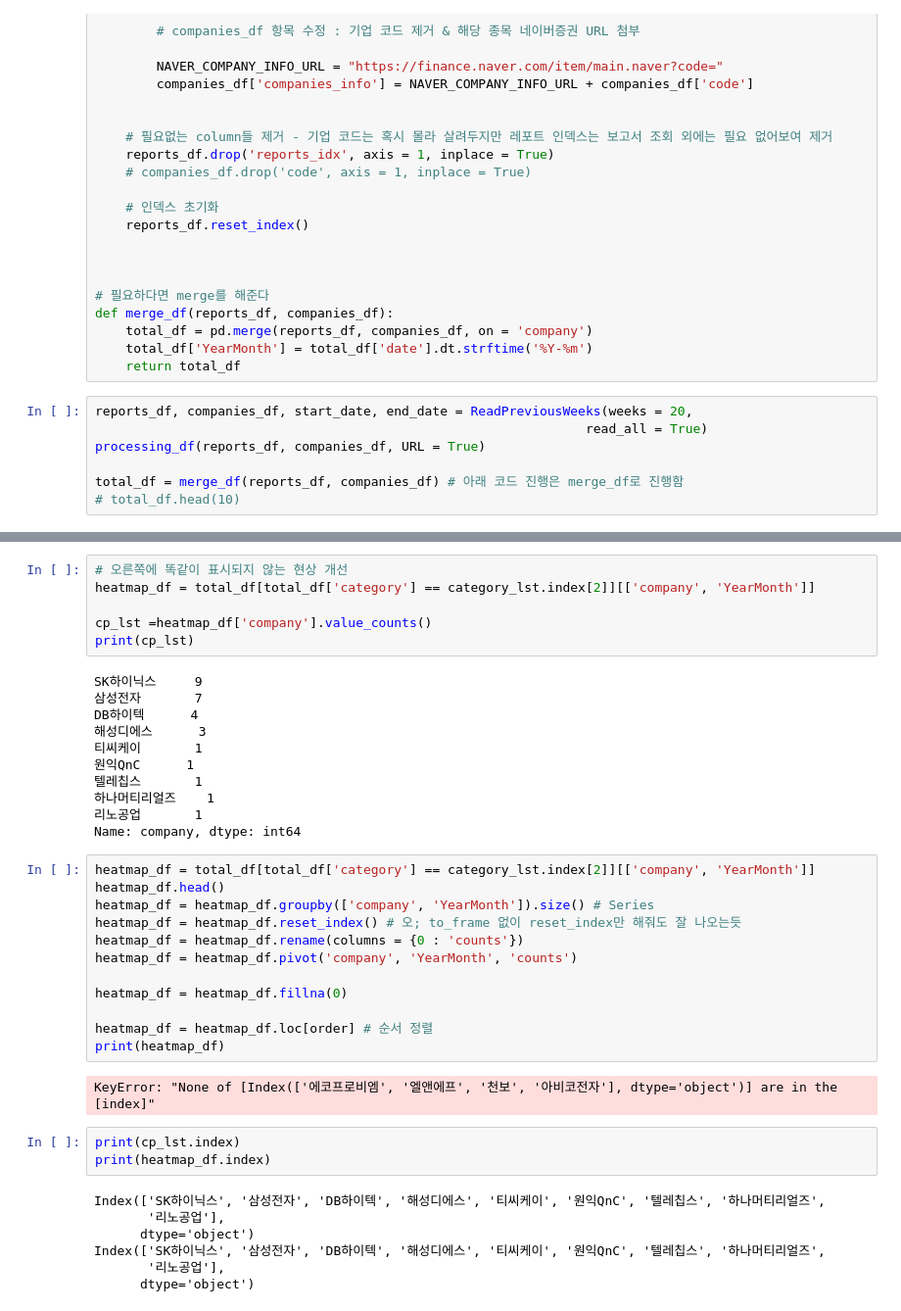
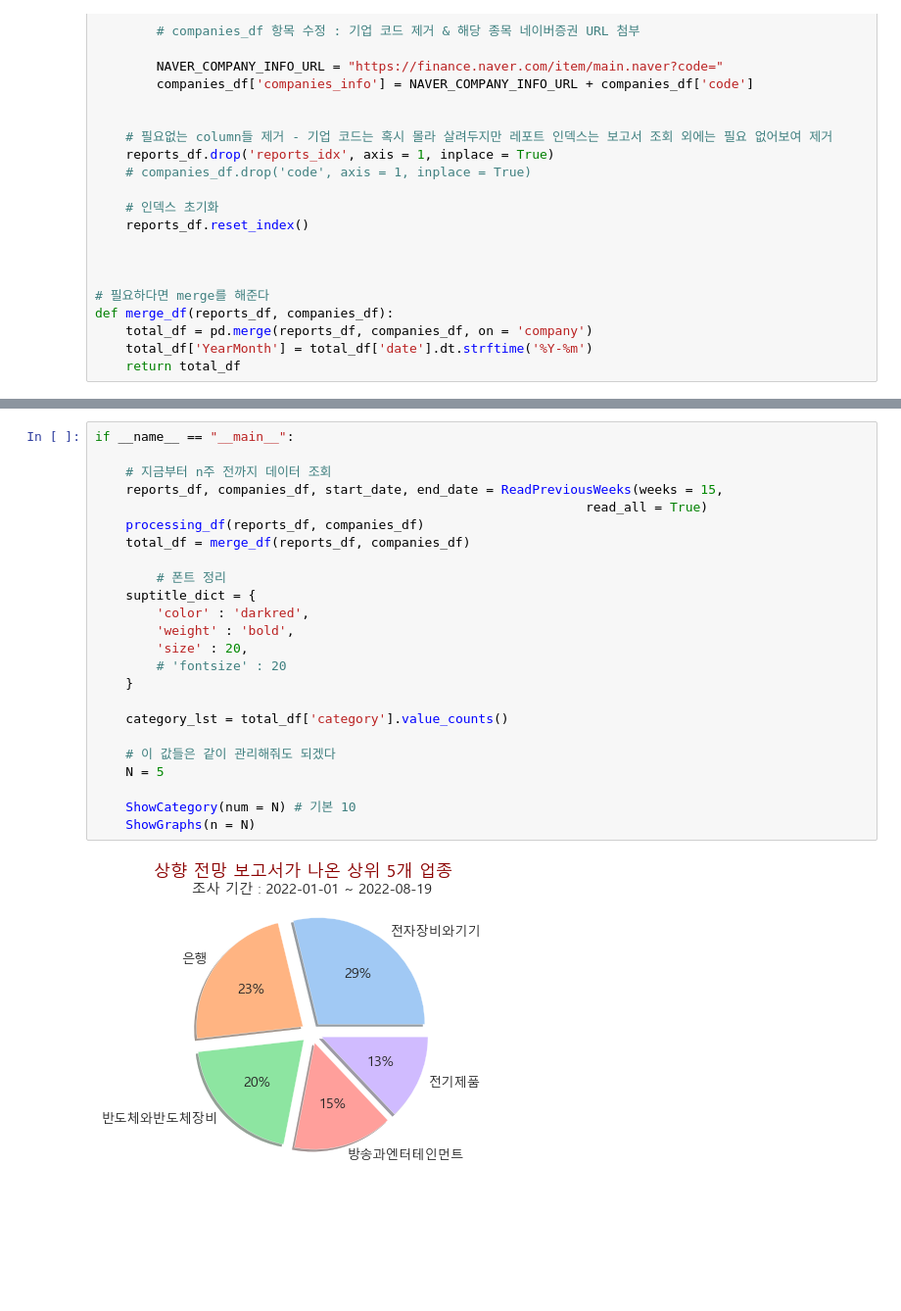
Before and after one commit to dowrave/Project02_Hankyung, a Jupyter notebook: main1/DataProcessing.ipynb, the cells around one changed output, grey strips where cells are left out. Shown at 98% size. Cells and saved outputs as stored; diff of their text form; blank space fills up the shorter version.

```diff
--- a/main1/DataProcessing.ipynb
+++ b/main1/DataProcessing.ipynb
@@ -92,10 +92,3 @@ def merge_df(reports_df, companies_df):
     total_df = pd.merge(reports_df, companies_df, on = 'company')
     total_df['YearMonth'] = total_df['date'].dt.strftime('%Y-%m')
     return total_df
-# %%
-reports_df, companies_df, start_date, end_date = ReadPreviousWeeks(weeks = 20,
-                                                                read_all = True)
-processing_df(reports_df, companies_df, URL = True)
-
-total_df = merge_df(reports_df, companies_df) # 아래 코드 진행은 merge_df로 진행함
-# total_df.head(10)
@@ -197,41 +173,26 @@ for i in range(n):
-# %%
-# 오른쪽에 똑같이 표시되지 않는 현상 개선
-heatmap_df = total_df[total_df['category'] == category_lst.index[2]][['company', 'YearMonth']]
-
-cp_lst =heatmap_df['company'].value_counts()
-print(cp_lst)
-# %% [output]
-SK하이닉스     9
-삼성전자       7
-DB하이텍      4
-해성디에스      3
-티씨케이       1
-원익QnC      1
-텔레칩스       1
-하나머티리얼즈    1
-리노공업       1
-Name: company, dtype: int64
-# %%
-heatmap_df = total_df[total_df['category'] == category_lst.index[2]][['company', 'YearMonth']]
-heatmap_df.head()
-heatmap_df = heatmap_df.groupby(['company', 'YearMonth']).size() # Series
-heatmap_df = heatmap_df.reset_index() # 오; to_frame 없이 reset_index만 해줘도 잘 나오는듯
-heatmap_df = heatmap_df.rename(columns = {0 : 'counts'})
-heatmap_df = heatmap_df.pivot('company', 'YearMonth', 'counts')
-
-heatmap_df = heatmap_df.fillna(0)
-
-heatmap_df = heatmap_df.loc[order] # 순서 정렬
-print(heatmap_df)
-# %% [output]
-KeyError: "None of [Index(['에코프로비엠', '엘앤에프', '천보', '아비코전자'], dtype='object')] are in the [index]"
-# %%
-print(cp_lst.index)
-print(heatmap_df.index)
-# %% [output]
-Index(['SK하이닉스', '삼성전자', 'DB하이텍', '해성디에스', '티씨케이', '원익QnC', '텔레칩스', '하나머티리얼즈',
-       '리노공업'],
-      dtype='object')
-Index(['SK하이닉스', '삼성전자', 'DB하이텍', '해성디에스', '티씨케이', '원익QnC', '텔레칩스', '하나머티리얼즈',
-       '리노공업'],
-      dtype='object')
+# %%
+if __name__ == "__main__":
+
+    # 지금부터 n주 전까지 데이터 조회
+    reports_df, companies_df, start_date, end_date = ReadPreviousWeeks(weeks = 15,
+                                                                read_all = True)
+    processing_df(reports_df, companies_df)
+    total_df = merge_df(reports_df, companies_df)
+
+        # 폰트 정리
+    suptitle_dict = {
+        'color' : 'darkred',
+        'weight' : 'bold',
+        'size' : 20,
+        # 'fontsize' : 20
+    }
+
+    category_lst = total_df['category'].value_counts()
+
+    # 이 값들은 같이 관리해줘도 되겠다
+    N = 5
+
+    ShowCategory(num = N) # 기본 10
+    ShowGraphs(n = N)
+# %% [output]
+[figure, added]
```
Also changed, not shown: parts of 5 cells of this notebook, 8 other files.
